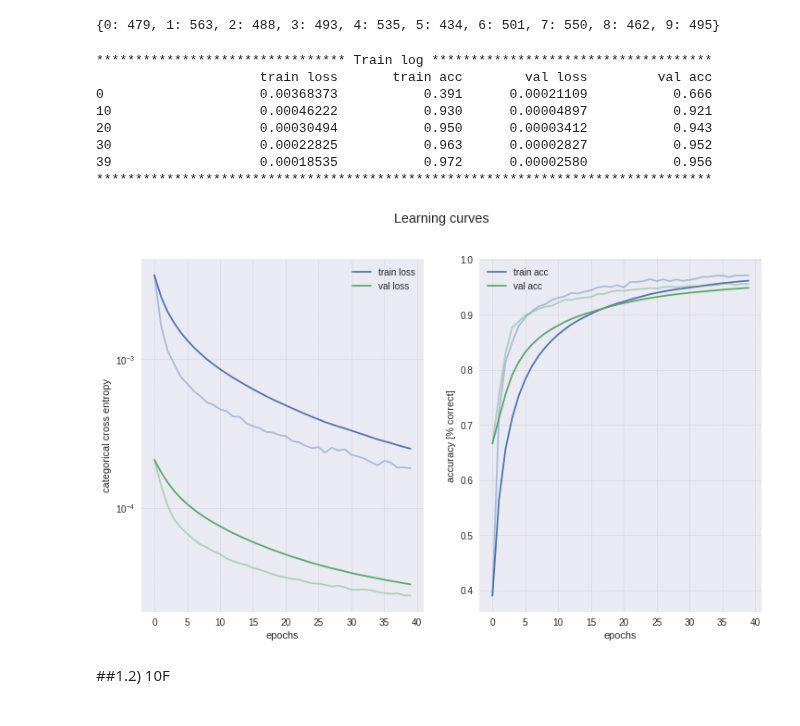
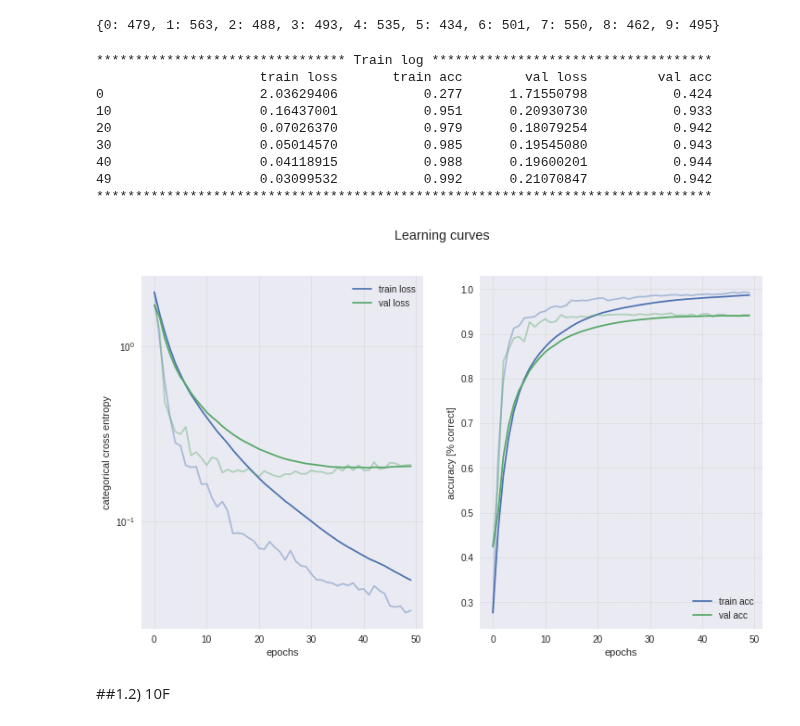
Before and after one commit to palexlee/DeepWololo, a Jupyter notebook: PA_notebook.ipynb, the cells around one changed output. Saved outputs shown, nothing was run; the diff lists cells and outputs as text; code cells hidden in the pictures.

```diff
--- a/PA_notebook.ipynb
+++ b/PA_notebook.ipynb
@@ -97,7 +92,7 @@ Done!
 ** Use 60000 train and 10000 test samples
 # %%
-train_input = train_input.narrow(0, 0, 10000)
-train_target = train_target.narrow(0, 0, 10000)
+train_input = train_input.narrow(0, 0, 5000)
+train_target = train_target.narrow(0, 0, 5000)
 # %%
 i = 420
 plt.imshow(train_input[i, 0, :, :])
@@ -156,31 +151,32 @@ crossEntropyClassesWeigths = Tensor(counts/len(target_classes))
 # %%
 crit_fun = lambda input_, target : (input_, target)
 y_hat_fun = lambda y: y.argmax(1)
-batch_cap = 40
+batch_cap = 15
 batch_fun = lambda x, y: x * (y // batch_cap + 1)
 vector_dimension = train_dataset[0].shape
 
-net = shadow_model(vector_dimension)
+net = LeoNet()
 loss_fun = nn.CrossEntropyLoss(weight=crossEntropyClassesWeigths)
-learning_rate = 0.001
+learning_rate = 0.1
 
-batch_size = 500
+batch_size = 100
 
 dataset = 'MNIST'
 tsx_name = LOG_DIR + '/{}_lr_{},batchSize_{}'.format(dataset, learning_rate, batch_size)
 
-mt = ModelTrainer(net, loss_fun, optim.Adagrad(net.parameters(), lr=learning_rate), y_hat_fun, crit_fun, batch_fun, tsx_name)
-hist = mt.fit(train_dataset, test_dataset, epochs=40, batch_size=batch_size, verbose=10)
+mt = ModelTrainer(net, loss_fun, optim.SGD(net.parameters(), lr=learning_rate), y_hat_fun, crit_fun, batch_fun, tsx_name)
+hist = mt.fit(train_dataset, test_dataset, epochs=50, batch_size=batch_size, verbose=10)
 mt.plot_training("Learning curves")
 # %% [output]
 ******************************** Train log ************************************
                      train loss       train acc        val loss         val acc
-0                    0.00368373           0.391      0.00021109           0.666
-10                   0.00046222           0.930      0.00004897           0.921
-20                   0.00030494           0.950      0.00003412           0.943
-30                   0.00022825           0.963      0.00002827           0.952
-39                   0.00018535           0.972      0.00002580           0.956
+0                    2.03629406           0.277      1.71550798           0.424
+10                   0.16437001           0.951      0.20930730           0.933
+20                   0.07026370           0.979      0.18079254           0.942
+30                   0.05014570           0.985      0.19545080           0.943
+40                   0.04118915           0.988      0.19600201           0.944
+49                   0.03099532           0.992      0.21070847           0.942
 *******************************************************************************
-[figure, old version]
+[figure, new version]
 # %% [markdown]
 ##1.2) 10F
```
Also changed, not shown: parts of 16 cells of this notebook, 2 other files.
